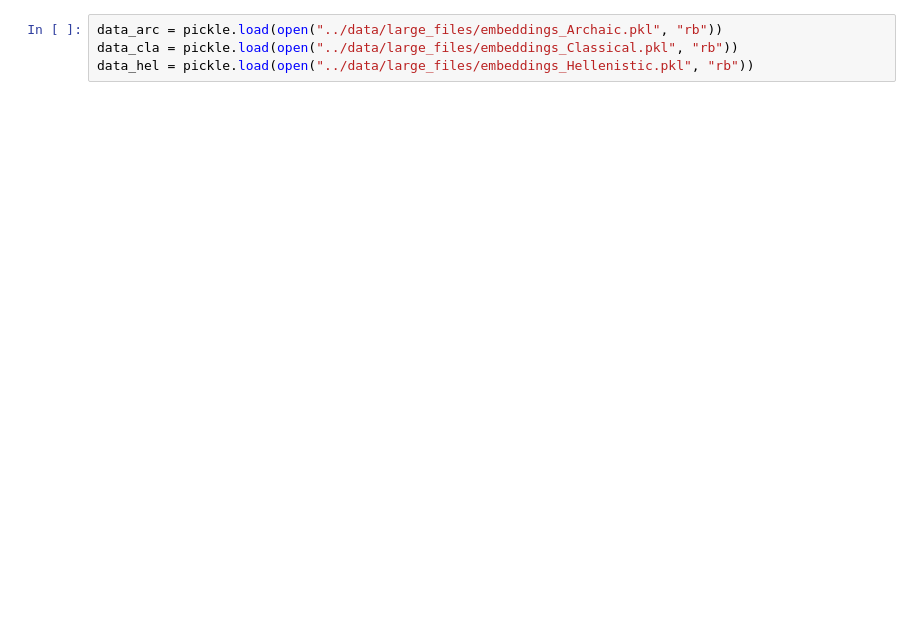
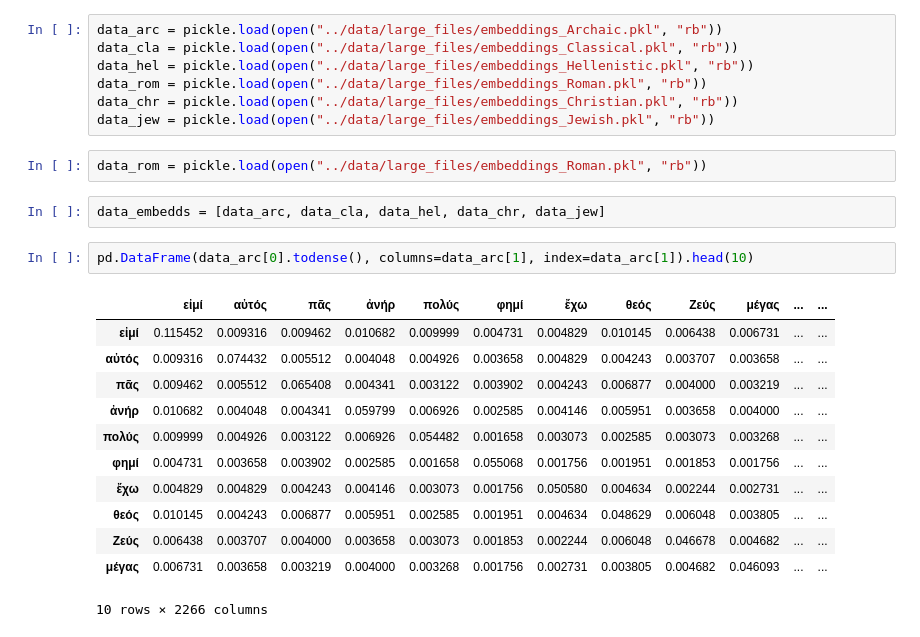
Before and after one commit to kasev/theos, a Jupyter notebook: scripts/embeddings_analysis.ipynb, the cells around one changed output. Drawn from its saved outputs; the diff is of its cells as text; blank space fills up the shorter version.

```diff
--- a/scripts/embeddings_analysis.ipynb
+++ b/scripts/embeddings_analysis.ipynb
@@ -6,3 +14,25 @@ import numpy as np
 data_arc = pickle.load(open("../data/large_files/embeddings_Archaic.pkl", "rb"))
 data_cla = pickle.load(open("../data/large_files/embeddings_Classical.pkl", "rb"))
 data_hel = pickle.load(open("../data/large_files/embeddings_Hellenistic.pkl", "rb"))
+data_rom = pickle.load(open("../data/large_files/embeddings_Roman.pkl", "rb"))
+data_chr = pickle.load(open("../data/large_files/embeddings_Christian.pkl", "rb"))
+data_jew = pickle.load(open("../data/large_files/embeddings_Jewish.pkl", "rb"))
+# %%
+data_rom = pickle.load(open("../data/large_files/embeddings_Roman.pkl", "rb"))
+# %%
+data_embedds = [data_arc, data_cla, data_hel, data_chr, data_jew]
+# %%
+pd.DataFrame(data_arc[0].todense(), columns=data_arc[1], index=data_arc[1]).head(10)
+# %% [output]
+|  | εἰμί | αὐτός | πᾶς | ἀνήρ | πολύς | φημί | ἔχω | θεός | Ζεύς | μέγας | ... | ... |
+| εἰμί | 0.115452 | 0.009316 | 0.009462 | 0.010682 | 0.009999 | 0.004731 | 0.004829 | 0.010145 | 0.006438 | 0.006731 | ... | ... |
+| αὐτός | 0.009316 | 0.074432 | 0.005512 | 0.004048 | 0.004926 | 0.003658 | 0.004829 | 0.004243 | 0.003707 | 0.003658 | ... | ... |
+| πᾶς | 0.009462 | 0.005512 | 0.065408 | 0.004341 | 0.003122 | 0.003902 | 0.004243 | 0.006877 | 0.004000 | 0.003219 | ... | ... |
+| ἀνήρ | 0.010682 | 0.004048 | 0.004341 | 0.059799 | 0.006926 | 0.002585 | 0.004146 | 0.005951 | 0.003658 | 0.004000 | ... | ... |
+| πολύς | 0.009999 | 0.004926 | 0.003122 | 0.006926 | 0.054482 | 0.001658 | 0.003073 | 0.002585 | 0.003073 | 0.003268 | ... | ... |
+| φημί | 0.004731 | 0.003658 | 0.003902 | 0.002585 | 0.001658 | 0.055068 | 0.001756 | 0.001951 | 0.001853 | 0.001756 | ... | ... |
+| ἔχω | 0.004829 | 0.004829 | 0.004243 | 0.004146 | 0.003073 | 0.001756 | 0.050580 | 0.004634 | 0.002244 | 0.002731 | ... | ... |
+| θεός | 0.010145 | 0.004243 | 0.006877 | 0.005951 | 0.002585 | 0.001951 | 0.004634 | 0.048629 | 0.006048 | 0.003805 | ... | ... |
+| Ζεύς | 0.006438 | 0.003707 | 0.004000 | 0.003658 | 0.003073 | 0.001853 | 0.002244 | 0.006048 | 0.046678 | 0.004682 | ... | ... |
+| μέγας | 0.006731 | 0.003658 | 0.003219 | 0.004000 | 0.003268 | 0.001756 | 0.002731 | 0.003805 | 0.004682 | 0.046093 | ... | ... |
+10 rows × 2266 columns
```
Also changed, not shown: parts of 23 cells of this notebook.
